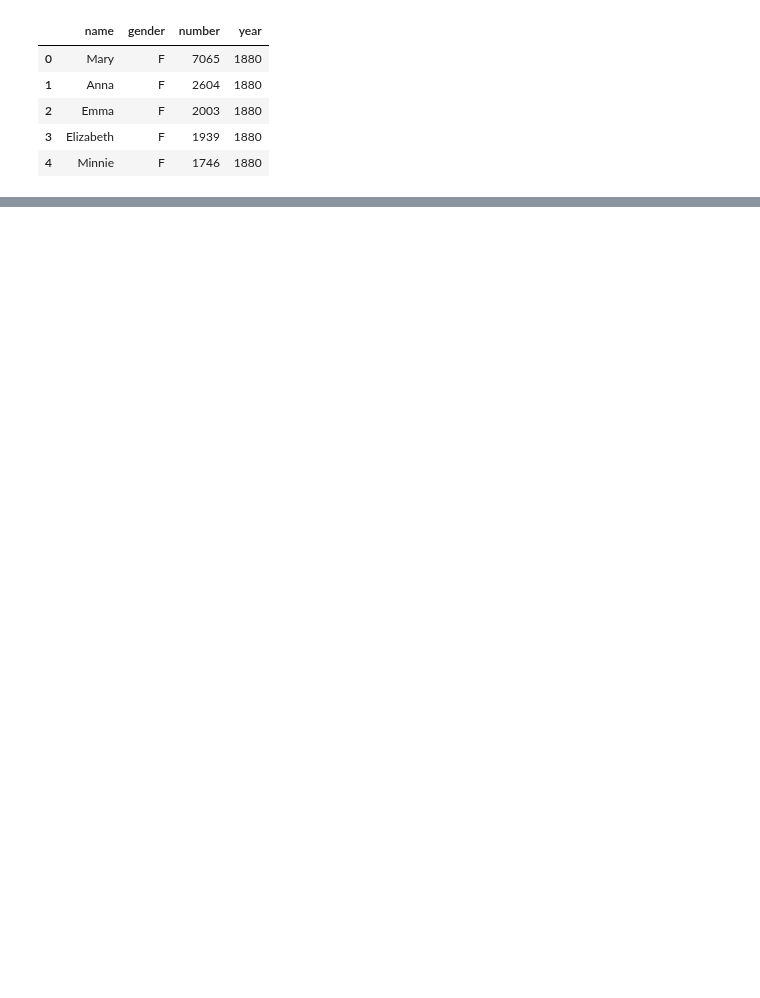
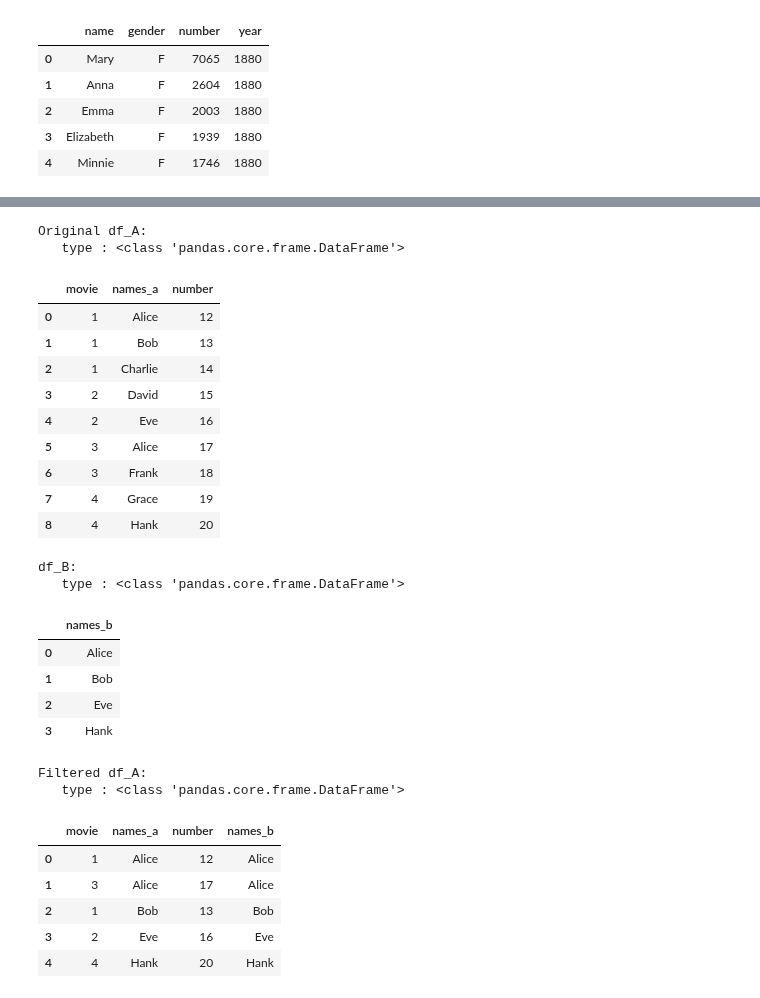
Before and after one commit to epfl-ada/ada-2023-project-abadakor, a Jupyter notebook: data/preprocessing.ipynb, the cells around one changed output, grey strips where cells are left out. Saved outputs shown, nothing was run; the diff lists cells and outputs as text; code cells hidden in the pictures; blank space fills up the shorter version.

```diff
--- a/data/preprocessing.ipynb
+++ b/data/preprocessing.ipynb
@@ -221,0 +355,55 @@ combined_data.head()
+# %%
+# Your data
+data_A = {
+    'movie': [1, 1, 1, 2, 2, 3, 3, 4, 4],
+    'names_a': ['Alice', 'Bob', 'Charlie', 'David', 'Eve', 'Alice', 'Frank', 'Grace', 'Hank'],
+    'number': [12, 13, 14, 15, 16, 17, 18, 19, 20]
+    }
+df_A = pd.DataFrame(data_A)
+# df_A.set_index(['movie', 'names_a'], inplace=True)
+
+data_B = {'names_b': ['Alice', 'Bob', 'Eve', 'Hank']}
+df_B = pd.DataFrame(data_B)
+
+# Use pd.merge to filter rows based on 'names' column
+df_A_filtered = pd.merge(df_A, df_B, left_on='names_a', right_on='names_b', how='inner')
+
+print("Original df_A:")
+print(f"   type : {type(df_A)}")
+display(df_A)
+
+print("\ndf_B:")
+print(f"   type : {type(df_B)}")
+display(df_B)
+
+print("\nFiltered df_A:")
+print(f"   type : {type(df_A_filtered)}")
+display(df_A_filtered)
+# %% [output]
+Original df_A:
+   type : <class 'pandas.core.frame.DataFrame'>
+|  | movie | names_a | number |
+| 0 | 1 | Alice | 12 |
+| 1 | 1 | Bob | 13 |
+| 2 | 1 | Charlie | 14 |
+| 3 | 2 | David | 15 |
+| 4 | 2 | Eve | 16 |
+| 5 | 3 | Alice | 17 |
+| 6 | 3 | Frank | 18 |
+| 7 | 4 | Grace | 19 |
+| 8 | 4 | Hank | 20 |
+df_B:
+   type : <class 'pandas.core.frame.DataFrame'>
+|  | names_b |
+| 0 | Alice |
+| 1 | Bob |
+| 2 | Eve |
+| 3 | Hank |
+Filtered df_A:
+   type : <class 'pandas.core.frame.DataFrame'>
+|  | movie | names_a | number | names_b |
+| 0 | 1 | Alice | 12 | Alice |
+| 1 | 3 | Alice | 17 | Alice |
+| 2 | 1 | Bob | 13 | Bob |
+| 3 | 2 | Eve | 16 | Eve |
+| 4 | 4 | Hank | 20 | Hank |
```
Also changed, not shown: parts of 24 cells of this notebook.
